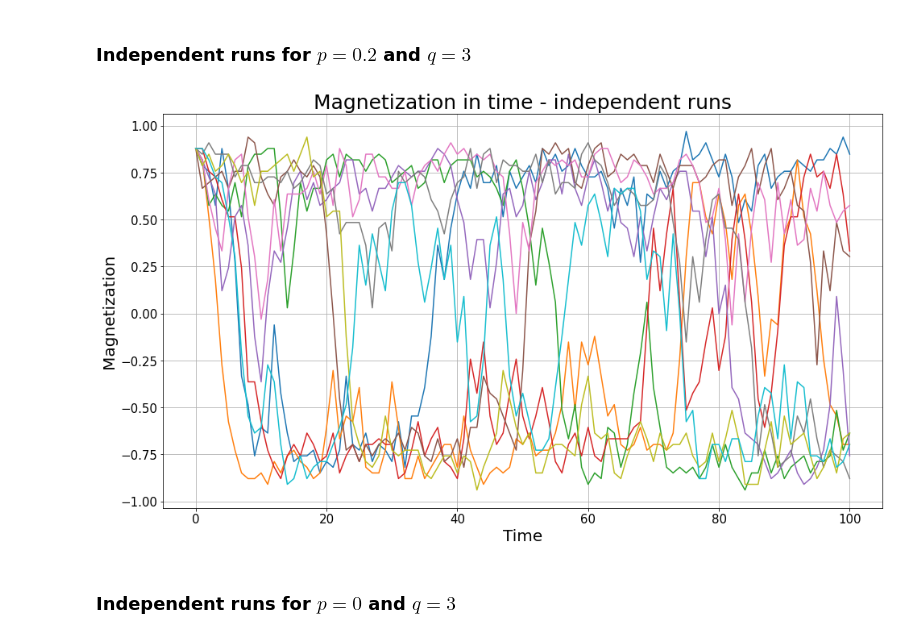
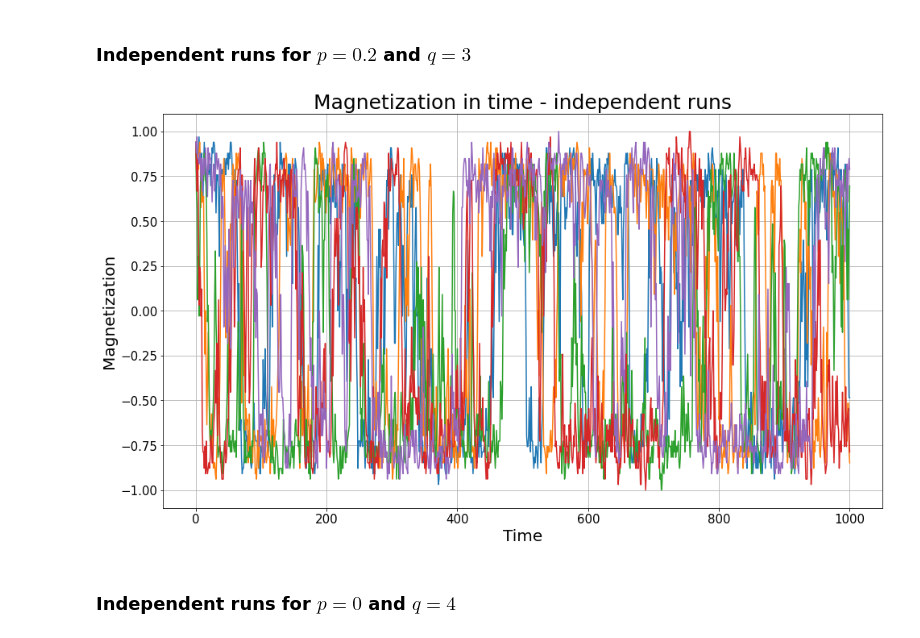
Before and after one commit to dpalatynski/Master-Thesis, a Jupyter notebook: Models_5.ipynb, the cells around one changed output. Drawn from its saved outputs; the diff is of its cells as text; code cells hidden in the pictures.

Commit message:
Model 5
generated new graphs with better parameters

```diff
--- a/Models_5.ipynb
+++ b/Models_5.ipynb
@@ -71,7 +64,7 @@ def q_voter_simulation_v2(graphs, p, q, iterations, coefficients):
     magnetization = []
 
     opinions = [1]*len(G)
-    while opinions.count(-1) < 4:  # agents have different opinions
+    while opinions.count(-1) < 2:  # agents have different opinions at the beginning of simulation
         opinions[random.randint(0, len(G)-1)] = -1
 
     social_media_opinion = [1]
@@ -129,23 +122,23 @@ L = nx.read_gpickle('social_media.pickle')
 graphs = [G, K, None, L]
 p = 0.2
 q = 3
-iterations = 100
+iterations = 1000
 coefficients = [0.25, 0.25, 0.25, 0.25]
 # %%
 plt.figure(figsize=(16, 9))
-for _ in trange(10):
+for _ in trange(5):
     x = q_voter_simulation_v2(graphs, p, q, iterations, coefficients)
     plt.plot(x)
 plt.xticks(fontsize=15)
 plt.yticks(fontsize=15)
 plt.xlabel('Time', fontsize=20)
 plt.ylabel('Magnetization', fontsize=20)
 plt.title('Magnetization in time - independent runs', fontsize=25)
 plt.grid()
 # %% [output]
-[figure, old version]
+[figure, new version]
 # %% [markdown]
-### Independent runs for $p = 0$ and $q=3$
+### Independent runs for $p = 0$ and $q=4$
 # %%
 graphs = [G, K, None, L]
 p = 0
```
Also changed, not shown: parts of 13 cells of this notebook, 3 other files.
